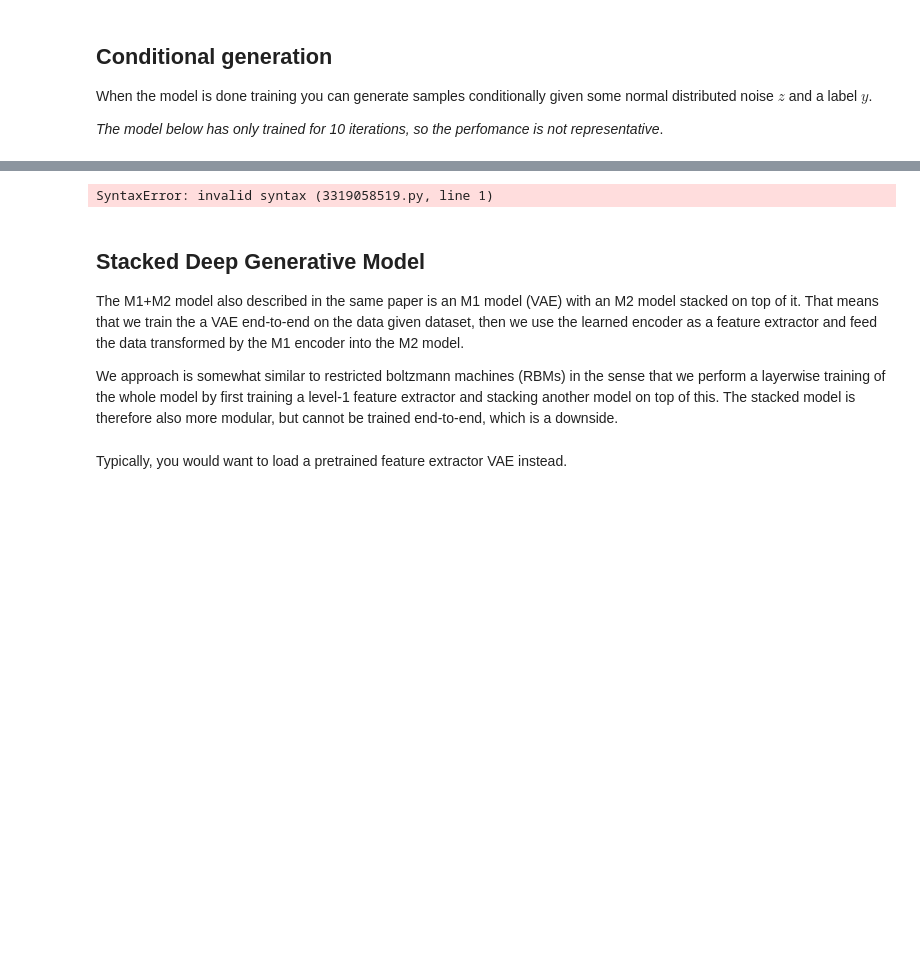
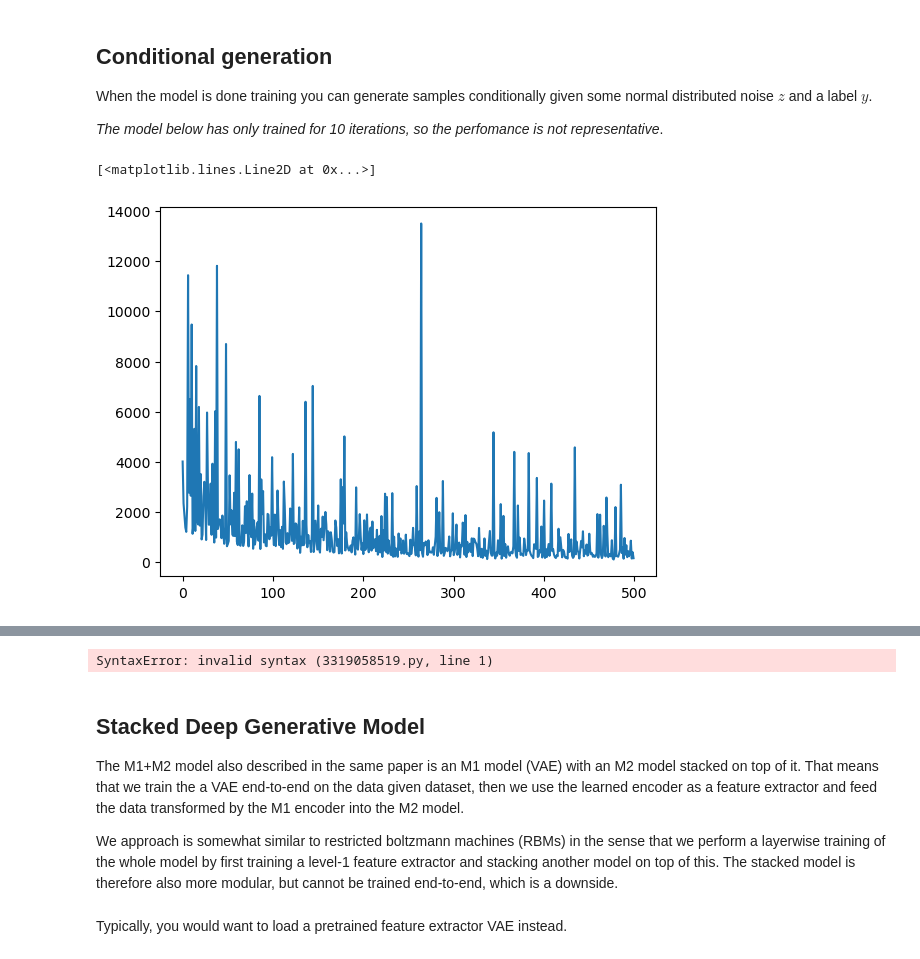
Before and after one commit to MathsGo/semi-supervised-pytorch20241028, a Jupyter notebook: examples/notebooks/Deep Generative Model.ipynb, the cells around one changed output, grey strips where cells are left out. Drawn from its saved outputs; the diff is of its cells as text; code cells hidden in the pictures; blank space fills up the shorter version.

```diff
--- a/examples/notebooks/Deep Generative Model.ipynb
+++ b/examples/notebooks/Deep Generative Model.ipynb
@@ -157,13 +179,15 @@ Remember that the labels have to be in a *one-hot encoded* format in order to wo
 # %%
 from torch.autograd import Variable
 
-for epoch in range(500):
+J_collect = []
+
+for epoch in range(1, 10001):
     model.train()
     total_loss, accuracy = (0, 0)
     for x, y in labelled:
         # Wrap in variables
         # x, y, u = Variable(x), Variable(y), Variable(u)
-        y = y.unsqueeze(1)
+        # y = y.unsqueeze(1)
         x, y = Variable(x), Variable(y)
         # print(x, y)
 
@@ -193,6 +217,12 @@ for epoch in range(500):
 
         total_loss += J_alpha.item()
         # accuracy += torch.mean((torch.max(logits, 1)[1].data == torch.max(y, 1)[1].data).float())
+    if epoch % 100 == 0:
+        print("Epoch: {}, ELBO now is {}, regression loss is {}".format(epoch, L, regression_loss))
+        print("pred_y:", pred_y.t())
+        print("y_mu:", y_mu.t())
+        print("y_std:", y_logvar.mul(0.5).exp_().t())
+        print('real y:', y.view(-1))
 
     if epoch % 1 == 0:
         model.eval()
@@ -202,6 +232,7 @@ for epoch in range(500):
 
         total_loss, accuracy = (0, 0)
         for x, y in validation:
+            # y = y.unsqueeze(1)
             x, y = Variable(x), Variable(y)
 
             if cuda:
@@ -212,13 +243,7 @@ for epoch in range(500):
 
             # logits = model.classify(x)
             pred_y, y_mu, y_logvar = model.regress(x)
-            if epoch % 100 == 0:
-                print('epoch', epoch)
-                print("pred_y:", pred_y.t())
-                print("y_mu", y_mu.t())
-                print("y_std", y_logvar.mul(0.5).exp_().t())
-                print('real y:', y)
-                break
+
             # classication_loss = -torch.sum(y * torch.log(logits + 1e-8), dim=1).mean()
             # regression_loss = -torch.sum(0.5 + 0.5 * torch.log(2 * np.pi * torch.exp(pred_y_log_var))).mean()
             # regression_loss = torch.mean(-0.5+0.5*(torch.div((pred_y-y).pow(2), pred_y_log_var.exp()) + pred_y_log_var))
@@ -231,7 +256,9 @@ for epoch in range(500):
             # _, lab_idx = torch.max(y, 1)
             # accuracy += torch.mean((torch.max(logits, 1)[1].data == torch.max(y, 1)[1].data).float())
 
+
         m = len(validation)
         print("[Validation]\t J_a: {:.2f}".format(total_loss / m))
+        J_collect.append(total_loss / m)
         # print("[Validation]\t L: {:.2f}".format(total_loss / m))
 # %% [output]
@@ -292,6 +286,11 @@ pred_y: tensor([[0.6903, 0.6271, 0.6685, 0.5297, 0.5958, 0.6479, 0.5958, 0.6839,
 When the model is done training you can generate samples conditionally given some normal distributed noise $z$ and a label $y$.
 
 *The model below has only trained for 10 iterations, so the perfomance is not representative*.
+# %%
+plt.plot(J_collect)
+# %% [output]
+[<matplotlib.lines.Line2D at 0x...>]
+[figure, added]
 # %%
 import matplotlib.pyplot as plt
 from mpl_toolkits.mplot3d import Axes3D
```
Also changed, not shown: parts of 9 cells of this notebook.
